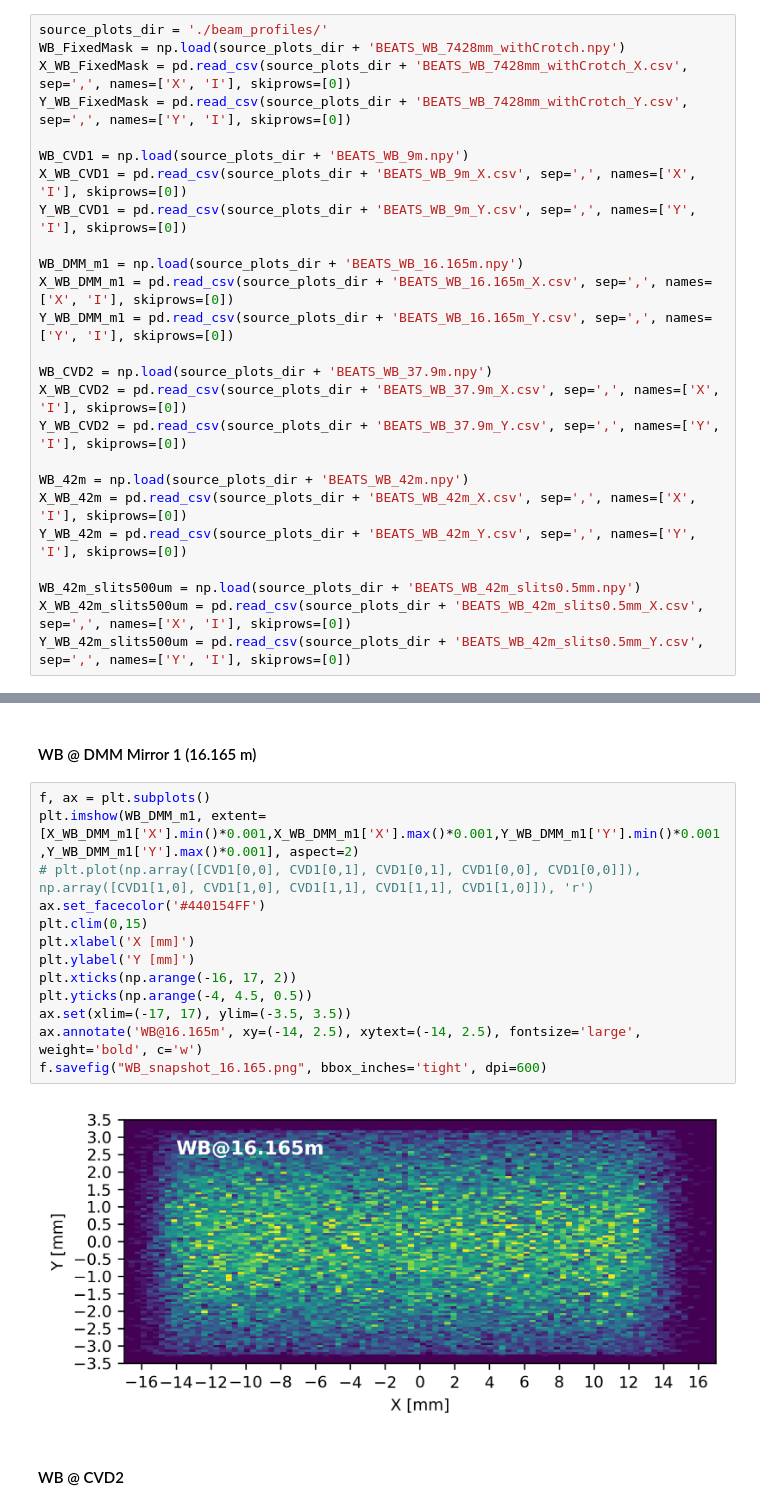
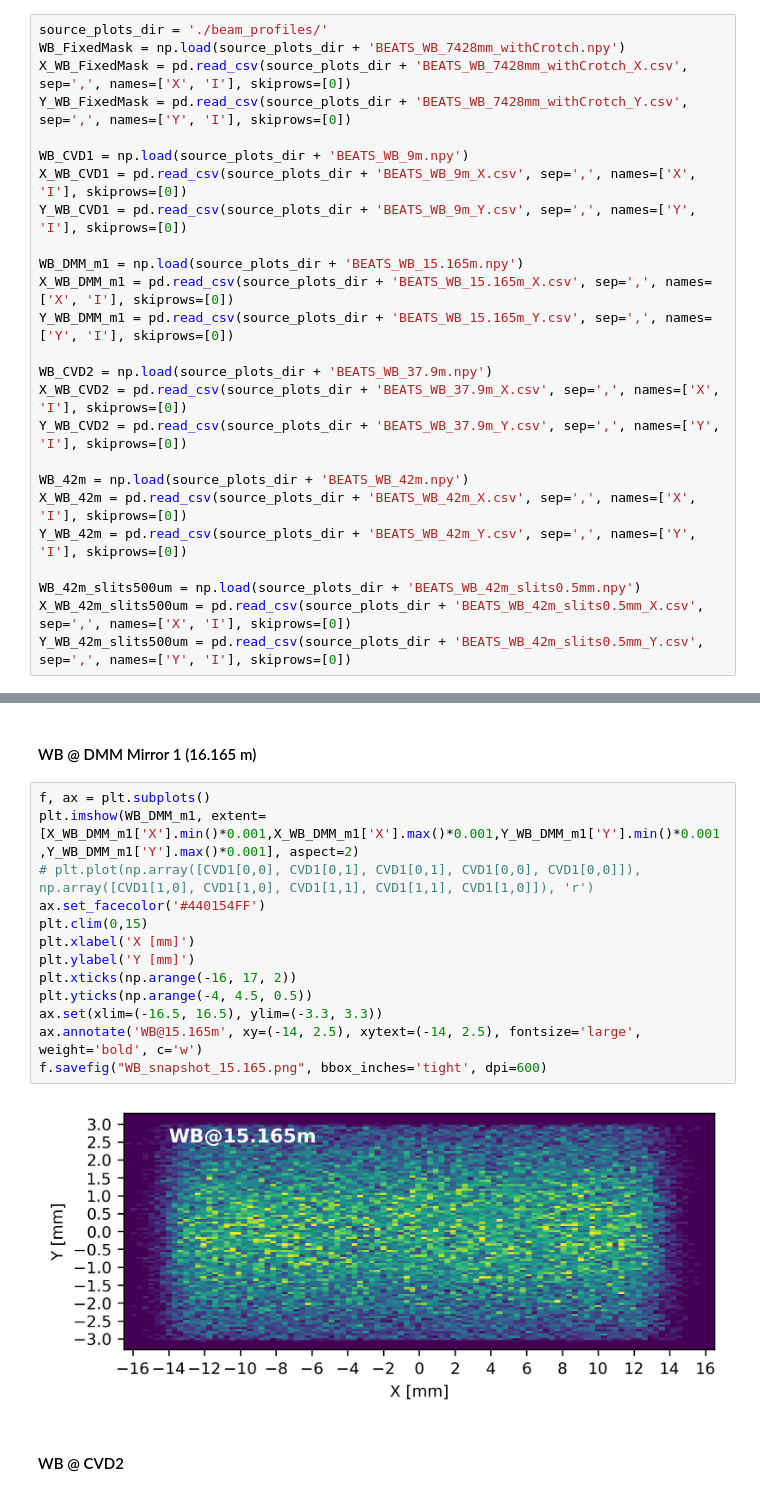
Before and after one commit to gianthk/BEATS_raytracing, a Jupyter notebook: BEATS_raytracing.ipynb, the cells around one changed output, grey strips where cells are left out. Drawn from its saved outputs; the diff is of its cells as text.

```diff
--- a/BEATS_raytracing.ipynb
+++ b/BEATS_raytracing.ipynb
@@ -53,9 +53,9 @@ WB_CVD1 = np.load(source_plots_dir + 'BEATS_WB_9m.npy')
 X_WB_CVD1 = pd.read_csv(source_plots_dir + 'BEATS_WB_9m_X.csv', sep=',', names=['X', 'I'], skiprows=[0])
 Y_WB_CVD1 = pd.read_csv(source_plots_dir + 'BEATS_WB_9m_Y.csv', sep=',', names=['Y', 'I'], skiprows=[0])
 
-WB_DMM_m1 = np.load(source_plots_dir + 'BEATS_WB_16.165m.npy')
-X_WB_DMM_m1 = pd.read_csv(source_plots_dir + 'BEATS_WB_16.165m_X.csv', sep=',', names=['X', 'I'], skiprows=[0])
-Y_WB_DMM_m1 = pd.read_csv(source_plots_dir + 'BEATS_WB_16.165m_Y.csv', sep=',', names=['Y', 'I'], skiprows=[0])
+WB_DMM_m1 = np.load(source_plots_dir + 'BEATS_WB_15.165m.npy')
+X_WB_DMM_m1 = pd.read_csv(source_plots_dir + 'BEATS_WB_15.165m_X.csv', sep=',', names=['X', 'I'], skiprows=[0])
+Y_WB_DMM_m1 = pd.read_csv(source_plots_dir + 'BEATS_WB_15.165m_Y.csv', sep=',', names=['Y', 'I'], skiprows=[0])
 
 WB_CVD2 = np.load(source_plots_dir + 'BEATS_WB_37.9m.npy')
 X_WB_CVD2 = pd.read_csv(source_plots_dir + 'BEATS_WB_37.9m_X.csv', sep=',', names=['X', 'I'], skiprows=[0])
@@ -117,18 +117,18 @@ plt.legend(["{H:02.0f} mm x {V} mm".format(H=CVD1a[0], V=CVD1a[1])], loc='upper
 # %%
 f, ax = plt.subplots()
 plt.imshow(WB_DMM_m1, extent=[X_WB_DMM_m1['X'].min()*0.001,X_WB_DMM_m1['X'].max()*0.001,Y_WB_DMM_m1['Y'].min()*0.001,Y_WB_DMM_m1['Y'].max()*0.001], aspect=2)
 # plt.plot(np.array([CVD1[0,0], CVD1[0,1], CVD1[0,1], CVD1[0,0], CVD1[0,0]]), np.array([CVD1[1,0], CVD1[1,0], CVD1[1,1], CVD1[1,1], CVD1[1,0]]), 'r')
 ax.set_facecolor('#440154FF')
 plt.clim(0,15)
 plt.xlabel('X [mm]')
 plt.ylabel('Y [mm]')
 plt.xticks(np.arange(-16, 17, 2))
 plt.yticks(np.arange(-4, 4.5, 0.5))
-ax.set(xlim=(-17, 17), ylim=(-3.5, 3.5))
-ax.annotate('WB@16.165m', xy=(-14, 2.5), xytext=(-14, 2.5), fontsize='large', weight='bold', c='w')
-f.savefig("WB_snapshot_16.165.png", bbox_inches='tight', dpi=600)
+ax.set(xlim=(-16.5, 16.5), ylim=(-3.3, 3.3))
+ax.annotate('WB@15.165m', xy=(-14, 2.5), xytext=(-14, 2.5), fontsize='large', weight='bold', c='w')
+f.savefig("WB_snapshot_15.165.png", bbox_inches='tight', dpi=600)
 # %% [output]
-[figure, old version]
+[figure, new version]
 # %% [markdown]
 #### WB @ CVD2
 # %% [markdown]
```
Also changed, not shown: 7 other files.
